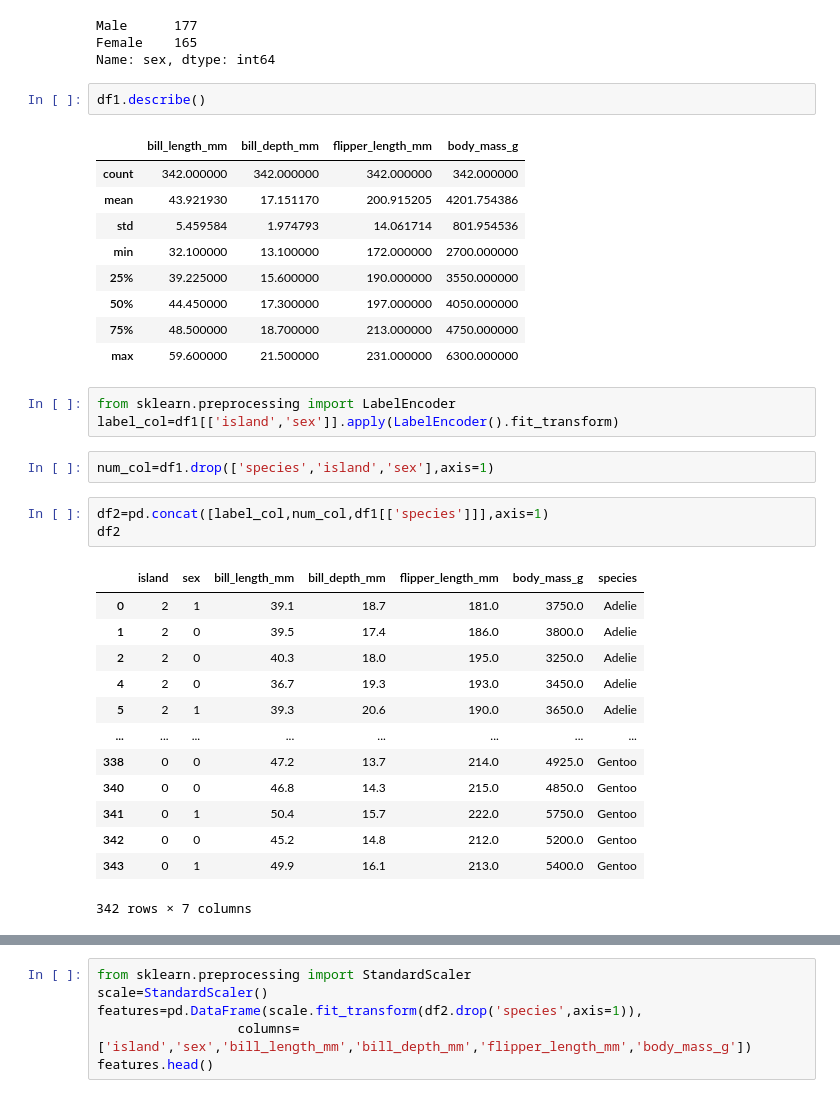
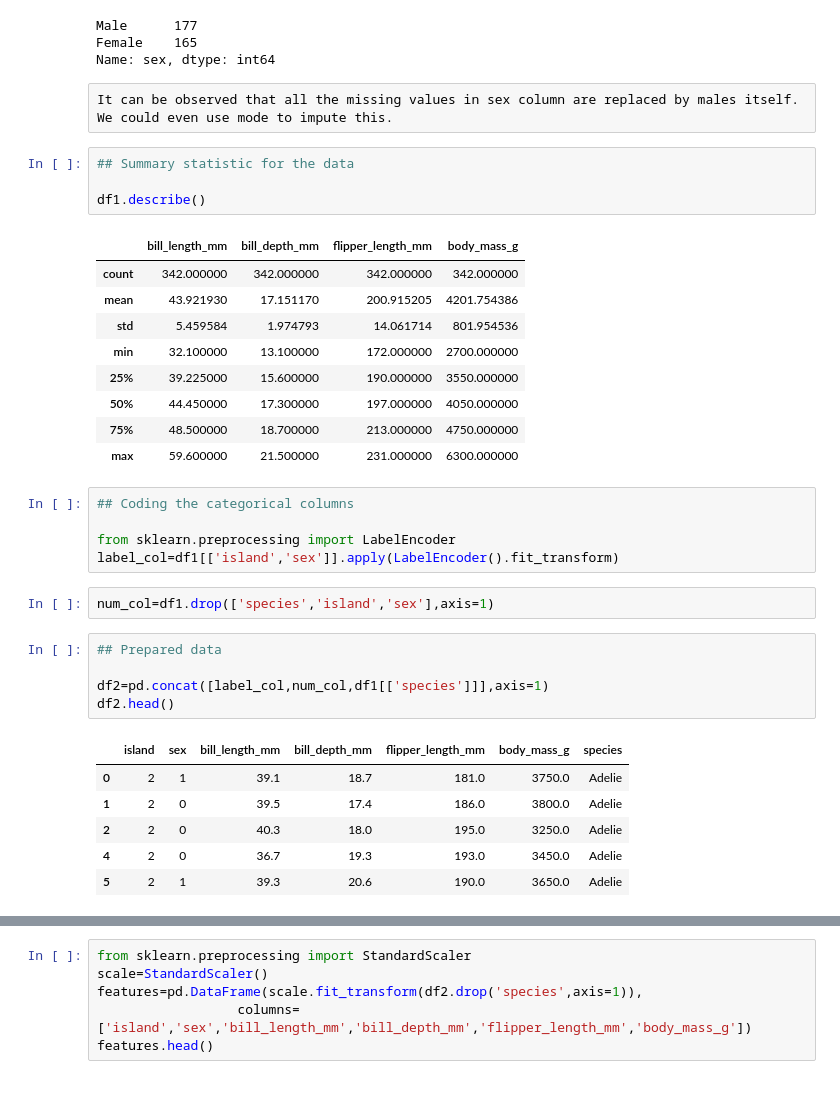
Before and after one commit to Preeti0502/PROJECT, a Jupyter notebook: penguins.ipynb, the cells around one changed output, grey strips where cells are left out. Saved outputs shown, nothing was run; the diff lists cells and outputs as text.

```diff
--- a/penguin.ipynb
+++ b/penguins.ipynb
@@ -91,38 +120,39 @@ df1['sex'].value_counts()
 Male      177
 Female    165
 Name: sex, dtype: int64
-# %%
-df1.describe()
-# %% [output]
-|  | bill_length_mm | bill_depth_mm | flipper_length_mm | body_mass_g |
-| count | 342.000000 | 342.000000 | 342.000000 | 342.000000 |
-| mean | 43.921930 | 17.151170 | 200.915205 | 4201.754386 |
-| std | 5.459584 | 1.974793 | 14.061714 | 801.954536 |
-| min | 32.100000 | 13.100000 | 172.000000 | 2700.000000 |
-| 25% | 39.225000 | 15.600000 | 190.000000 | 3550.000000 |
-| 50% | 44.450000 | 17.300000 | 197.000000 | 4050.000000 |
-| 75% | 48.500000 | 18.700000 | 213.000000 | 4750.000000 |
-| max | 59.600000 | 21.500000 | 231.000000 | 6300.000000 |
+# %% [raw]
+It can be observed that all the missing values in sex column are replaced by males itself. We could even use mode to impute this.
+# %%
+## Summary statistic for the data
+
+df1.describe()
+# %% [output]
+|  | bill_length_mm | bill_depth_mm | flipper_length_mm | body_mass_g |
+| count | 342.000000 | 342.000000 | 342.000000 | 342.000000 |
+| mean | 43.921930 | 17.151170 | 200.915205 | 4201.754386 |
+| std | 5.459584 | 1.974793 | 14.061714 | 801.954536 |
+| min | 32.100000 | 13.100000 | 172.000000 | 2700.000000 |
+| 25% | 39.225000 | 15.600000 | 190.000000 | 3550.000000 |
+| 50% | 44.450000 | 17.300000 | 197.000000 | 4050.000000 |
+| 75% | 48.500000 | 18.700000 | 213.000000 | 4750.000000 |
+| max | 59.600000 | 21.500000 | 231.000000 | 6300.000000 |
 # %%
+## Coding the categorical columns
+
 from sklearn.preprocessing import LabelEncoder
 label_col=df1[['island','sex']].apply(LabelEncoder().fit_transform)
 # %%
 num_col=df1.drop(['species','island','sex'],axis=1)
 # %%
+## Prepared data
+
 df2=pd.concat([label_col,num_col,df1[['species']]],axis=1)
-df2
+df2.head()
 # %% [output]
 |  | island | sex | bill_length_mm | bill_depth_mm | flipper_length_mm | body_mass_g | species |
 | 0 | 2 | 1 | 39.1 | 18.7 | 181.0 | 3750.0 | Adelie |
 | 1 | 2 | 0 | 39.5 | 17.4 | 186.0 | 3800.0 | Adelie |
 | 2 | 2 | 0 | 40.3 | 18.0 | 195.0 | 3250.0 | Adelie |
 | 4 | 2 | 0 | 36.7 | 19.3 | 193.0 | 3450.0 | Adelie |
 | 5 | 2 | 1 | 39.3 | 20.6 | 190.0 | 3650.0 | Adelie |
-| ... | ... | ... | ... | ... | ... | ... | ... |
-| 338 | 0 | 0 | 47.2 | 13.7 | 214.0 | 4925.0 | Gentoo |
-| 340 | 0 | 0 | 46.8 | 14.3 | 215.0 | 4850.0 | Gentoo |
-| 341 | 0 | 1 | 50.4 | 15.7 | 222.0 | 5750.0 | Gentoo |
-| 342 | 0 | 0 | 45.2 | 14.8 | 212.0 | 5200.0 | Gentoo |
-| 343 | 0 | 1 | 49.9 | 16.1 | 213.0 | 5400.0 | Gentoo |
-342 rows × 7 columns
 # %%
```
Also changed, not shown: parts of 44 cells of this notebook.
